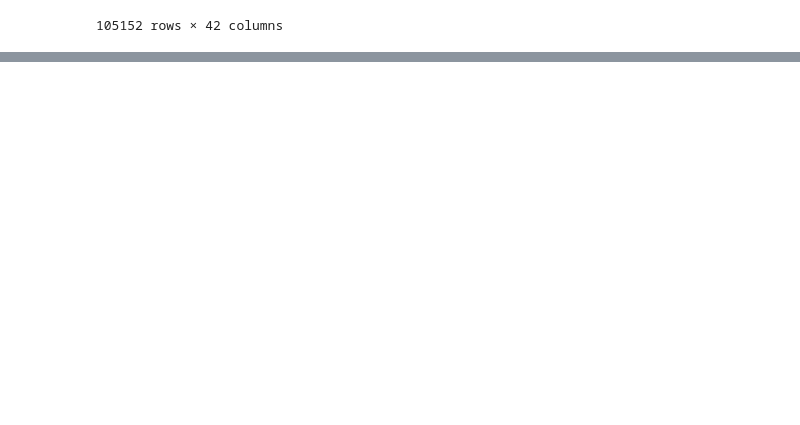
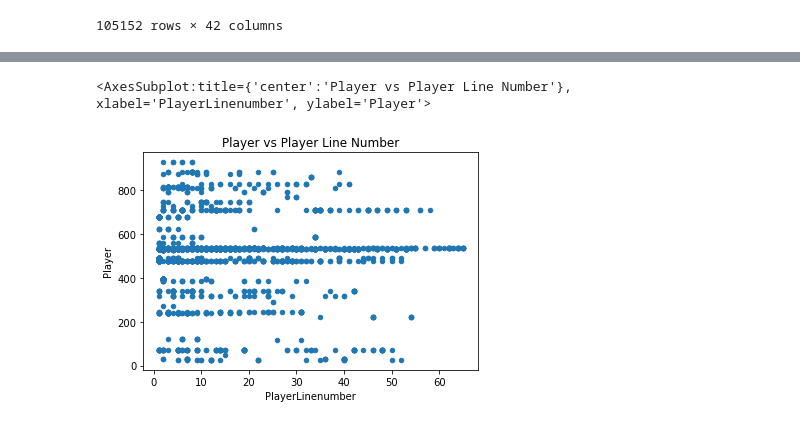
Before and after one commit to benjaminwyss/EECS731ToBeOrNotToBe, a Jupyter notebook: notebooks/1.0-brw-data-exploration.ipynb, the cells around one changed output, grey strips where cells are left out. Saved outputs shown, nothing was run; the diff lists cells and outputs as text; code cells hidden in the pictures; blank space fills up the shorter version.

```diff
--- a/notebooks/1.0-brw-data-exploration.ipynb
+++ b/notebooks/1.0-brw-data-exploration.ipynb
@@ -173,0 +131,2 @@ accuracy_score(Y_validate, predictions)
+# %%
+df['Player'] = df['Player'].astype('category').cat.codes
@@ -173,0 +191,2 @@ accuracy_score(Y_validate, predictions)
+# %%
+macbeth = df[df['Play_macbeth'] == 1]
@@ -173,0 +197,5 @@ accuracy_score(Y_validate, predictions)
+# %%
+macbeth.plot.scatter(x='PlayerLinenumber', y='Player', title='Player vs Player Line Number')
+# %% [output]
+<AxesSubplot:title={'center':'Player vs Player Line Number'}, xlabel='PlayerLinenumber', ylabel='Player'>
+[figure, added]
```
Also changed, not shown: parts of 72 cells of this notebook, 2 other files.
